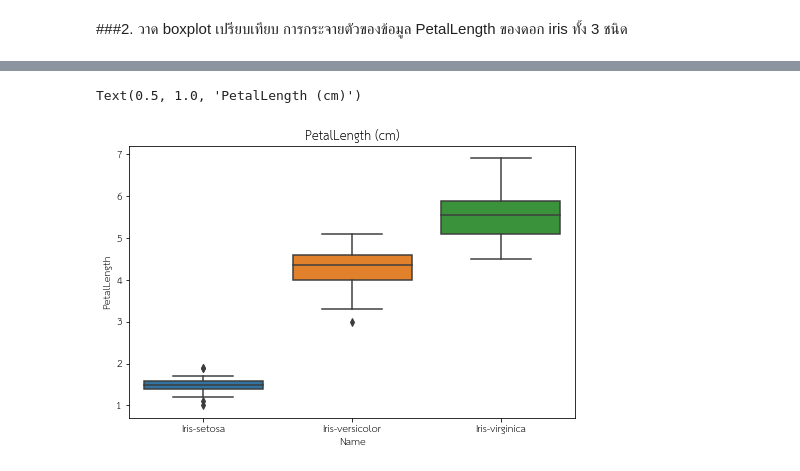
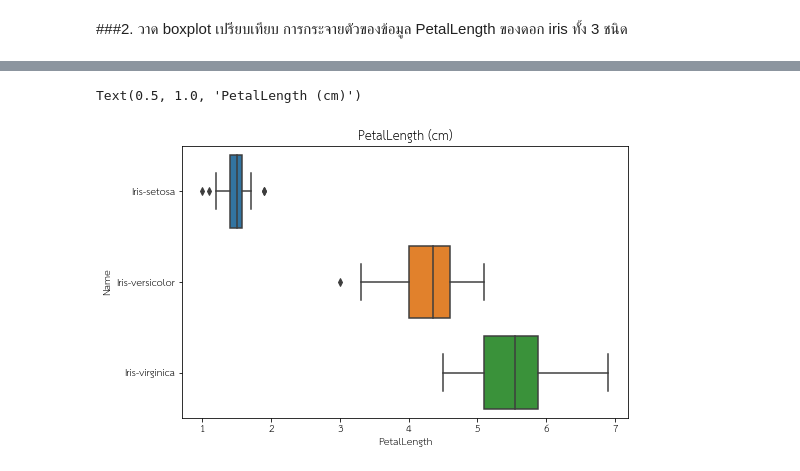
Before and after one commit to 6230204513/data_viz_2022, a Jupyter notebook: DataViz02_Data_Distribution.ipynb, the cells around one changed output, grey strips where cells are left out. Cells and saved outputs as stored; diff of their text form; code cells hidden in the pictures.

```diff
--- a/DataViz02_Data_Distribution.ipynb
+++ b/DataViz02_Data_Distribution.ipynb
@@ -389,9 +404,9 @@ import seaborn as sns
 # %%
 plt.figure(figsize = (8,5))
 
 #กำหนดข้อมูลเซตที่จะแสดง ให้แกน X เป็น Name และ Y เป็น PetalLength โดยใช้ข้อมูลจากตาราง df
-sns.boxplot(x='Name', y='PetalLength', data=df)
+sns.boxplot(x='PetalLength', y='Name', data=df)
 plt.title('PetalLength (cm)')
 # %% [output]
 Text(0.5, 1.0, 'PetalLength (cm)')
-[figure, old version]
+[figure, new version]
```
Also changed, not shown: parts of 7 cells of this notebook.
